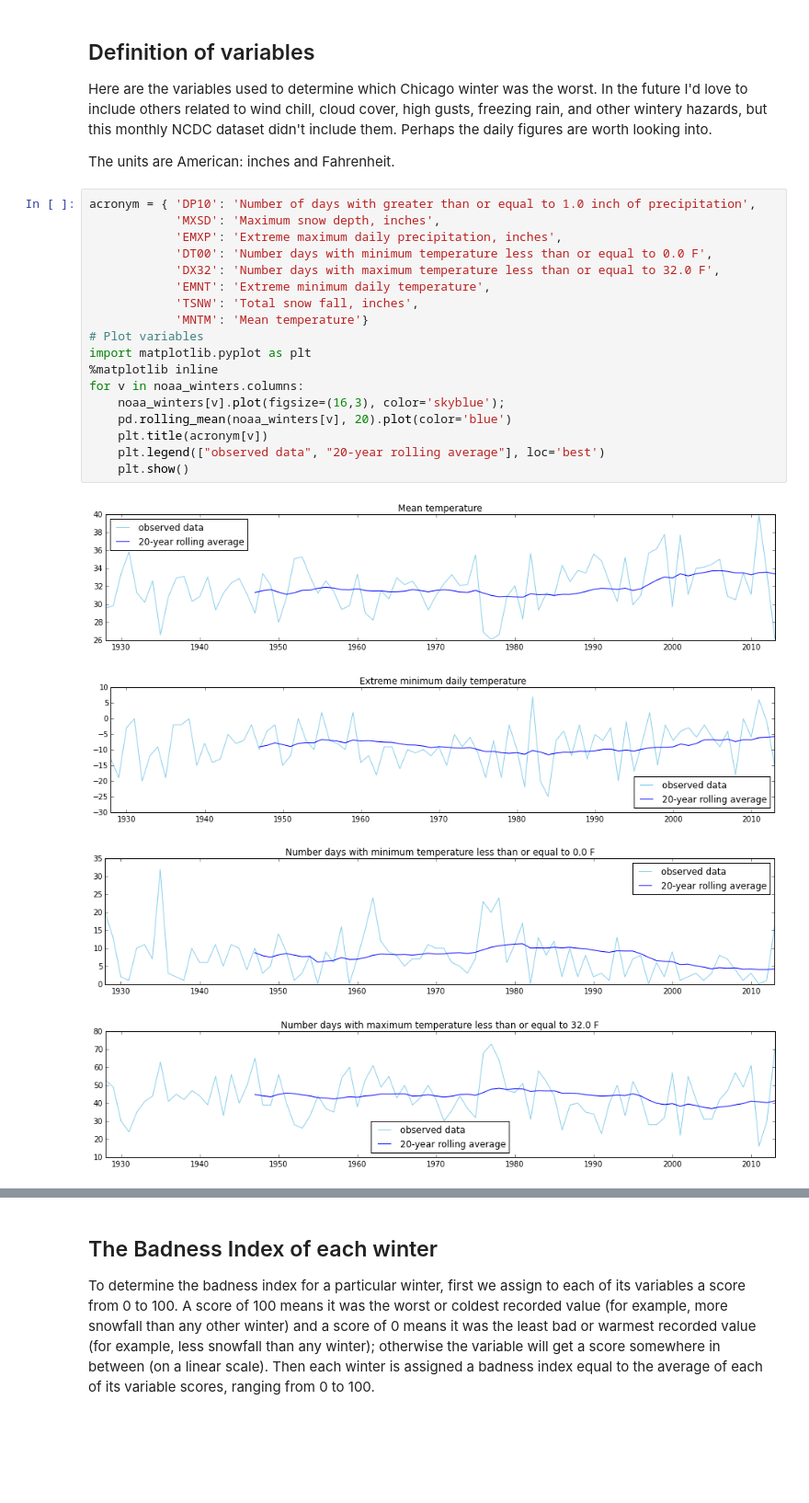
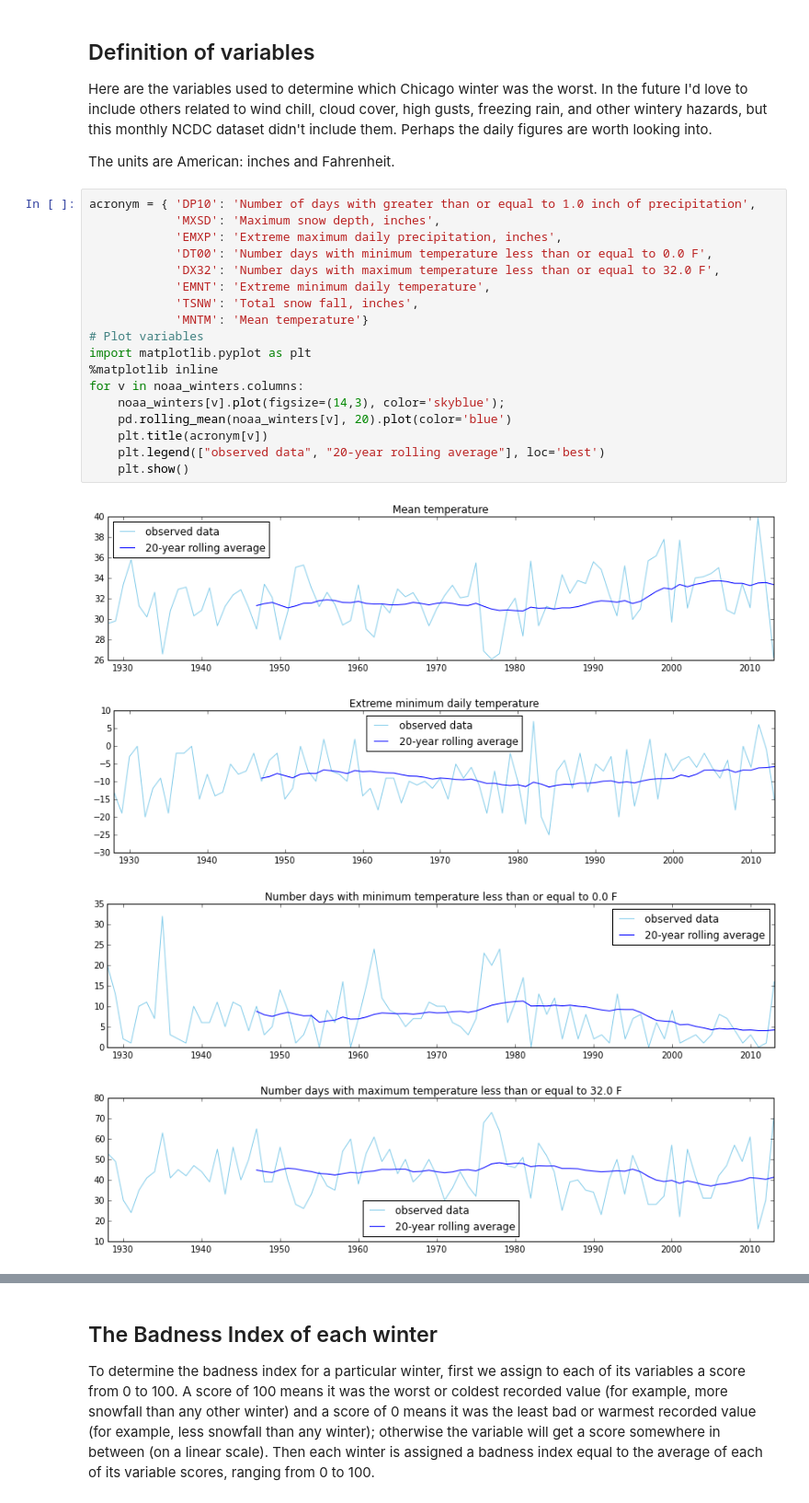
Before and after one commit to MarcKjerland/Worst-Winter-Ever, a Jupyter notebook: worst-winter-chicago.ipynb, the cells around one changed output, grey strips where cells are left out. Shown at 92% size. Saved outputs shown, nothing was run; the diff lists cells and outputs as text; blank space fills up the shorter version.

Commit message:
Plots narrowed to fit in GitHub viewer

```diff
--- a/worst-winter-chicago.ipynb
+++ b/worst-winter-chicago.ipynb
@@ -47,23 +47,23 @@ The units are American: inches and Fahrenheit.
 # %%
 acronym = { 'DP10': 'Number of days with greater than or equal to 1.0 inch of precipitation',
             'MXSD': 'Maximum snow depth, inches',
             'EMXP': 'Extreme maximum daily precipitation, inches',
             'DT00': 'Number days with minimum temperature less than or equal to 0.0 F',
             'DX32': 'Number days with maximum temperature less than or equal to 32.0 F',
             'EMNT': 'Extreme minimum daily temperature',
             'TSNW': 'Total snow fall, inches',
             'MNTM': 'Mean temperature'}
 # Plot variables
 import matplotlib.pyplot as plt
 %matplotlib inline
 for v in noaa_winters.columns:
-    noaa_winters[v].plot(figsize=(16,3), color='skyblue');
+    noaa_winters[v].plot(figsize=(14,3), color='skyblue');
     pd.rolling_mean(noaa_winters[v], 20).plot(color='blue')
     plt.title(acronym[v])
     plt.legend(["observed data", "20-year rolling average"], loc='best')
     plt.show()
 # %% [output]
-[figure, old version]
+[figure, new version]
-[figure, old version]
+[figure, new version]
-[figure, old version]
+[figure, new version]
-[figure, old version]
+[figure, new version]
```
Also changed, not shown: parts of 4 cells of this notebook.
